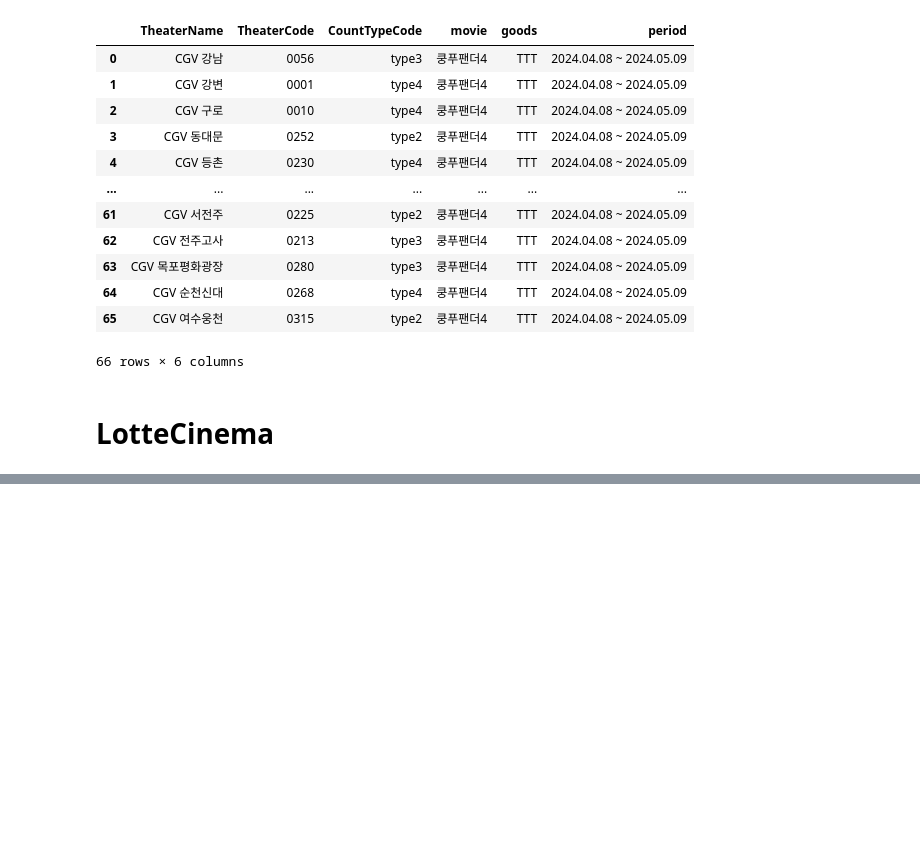
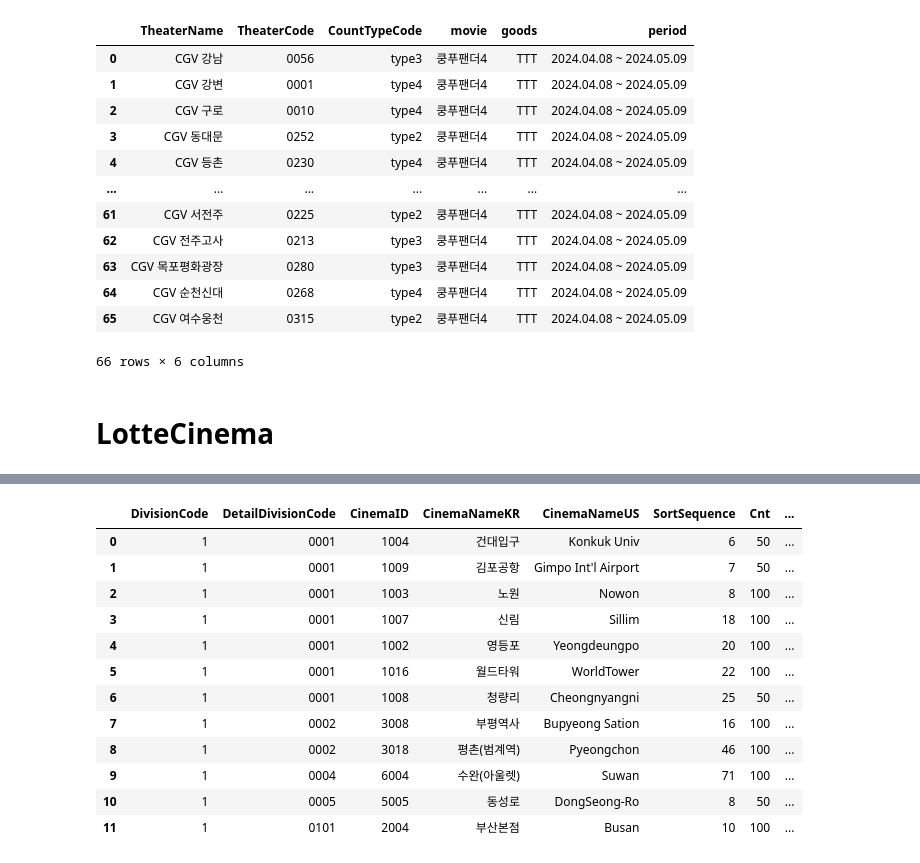
Before and after one commit to yu901/data_analysis, a Jupyter notebook: notebook/movie goods.ipynb, the cells around one changed output, grey strips where cells are left out. Drawn from its saved outputs; the diff is of its cells as text; code cells hidden in the pictures; blank space fills up the shorter version.

```diff
--- a/notebook/movie goods.ipynb
+++ b/notebook/movie goods.ipynb
@@ -243,11 +192,0 @@ goods_df
-# %%
-# EventID = "201010016924170"
-EventID = "201010016924184"
-url = "https://event.lottecinema.co.kr/LCWS/Event/EventData.aspx"
-body = {
-    "ParamList": '{"MethodName":"GetInfomationDeliveryEventDetail","channelType":"","osType":"","osVersion":"","EventID":%s}' % (EventID)
-}
-response = requests.post(url, data=body)
-text = response.text
-loads = json.loads(text)
-loads["InfomationDeliveryEventDetail"][0]["GoodsGiftItems"]
@@ -256,10 +192,0 @@ loads["InfomationDeliveryEventDetail"][0]["GoodsGiftItems"]
-# %%
-EventID = "201010016924176"
-url = "https://event.lottecinema.co.kr/LCWS/Event/EventData.aspx"
-body = {
-    "ParamList": '{"MethodName":"GetInfomationDeliveryEventDetail","channelType":"","osType":"","osVersion":"","EventID":%s}' % (EventID)
-}
-response = requests.post(url, data=body)
-text = response.text
-loads = json.loads(text)
-loads["InfomationDeliveryEventDetail"][0]["GoodsGiftItems"]
@@ -269,0 +217,19 @@ loads["InfomationDeliveryEventDetail"][0]["GoodsGiftItems"]
+# %%
+EventID = "201010016924197"
+FrGiftID = "9190"
+Theaters = get_LC_Theaters(EventID, FrGiftID)
+Theaters
+# %% [output]
+|  | DivisionCode | DetailDivisionCode | CinemaID | CinemaNameKR | CinemaNameUS | SortSequence | Cnt | ... |
+| 0 | 1 | 0001 | 1004 | 건대입구 | Konkuk Univ | 6 | 50 | ... |
+| 1 | 1 | 0001 | 1009 | 김포공항 | Gimpo Int'l Airport | 7 | 50 | ... |
+| 2 | 1 | 0001 | 1003 | 노원 | Nowon | 8 | 100 | ... |
+| 3 | 1 | 0001 | 1007 | 신림 | Sillim | 18 | 100 | ... |
+| 4 | 1 | 0001 | 1002 | 영등포 | Yeongdeungpo | 20 | 100 | ... |
+| 5 | 1 | 0001 | 1016 | 월드타워 | WorldTower | 22 | 100 | ... |
+| 6 | 1 | 0001 | 1008 | 청량리 | Cheongnyangni | 25 | 50 | ... |
+| 7 | 1 | 0002 | 3008 | 부평역사 | Bupyeong Sation | 16 | 100 | ... |
+| 8 | 1 | 0002 | 3018 | 평촌(범계역) | Pyeongchon | 46 | 100 | ... |
+| 9 | 1 | 0004 | 6004 | 수완(아울렛) | Suwan | 71 | 100 | ... |
+| 10 | 1 | 0005 | 5005 | 동성로 | DongSeong-Ro | 8 | 50 | ... |
+| 11 | 1 | 0101 | 2004 | 부산본점 | Busan | 10 | 100 | ... |
```
Also changed, not shown: parts of 16 cells of this notebook.
